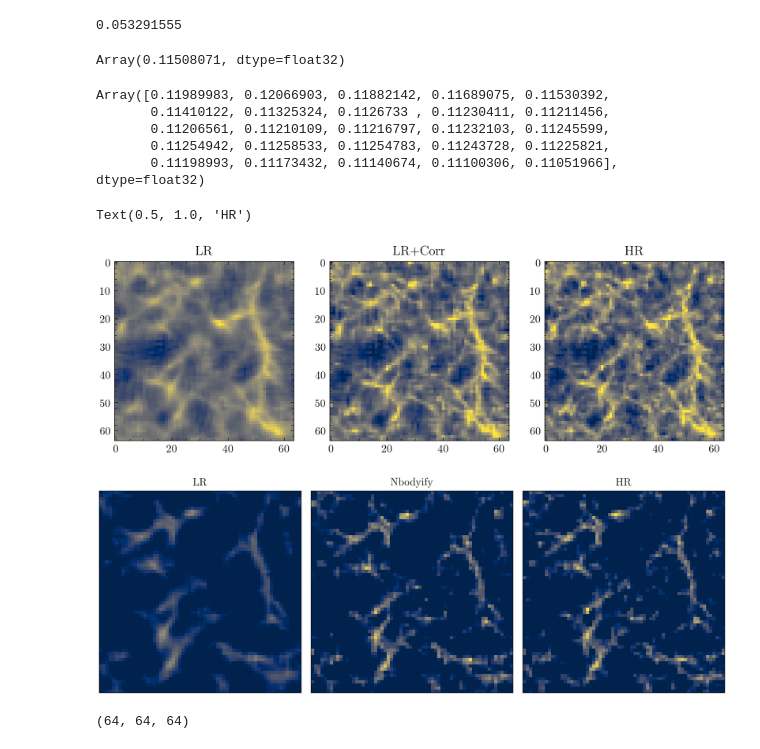
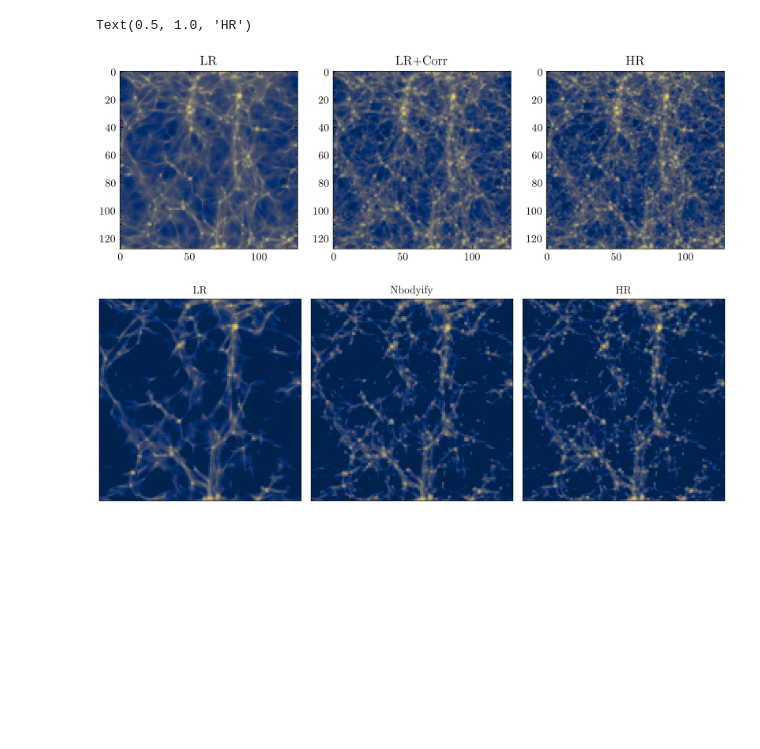
Before and after one commit to florpi/JaxPM, a Jupyter notebook: pm2nbody/notebooks/EDA_model.ipynb, the cells around one changed output. Saved outputs shown, nothing was run; the diff lists cells and outputs as text; code cells hidden in the pictures; blank space fills up the shorter version.

Commit message:
configs updated

```diff
--- a/pm2nbody/notebooks/EDA_model.ipynb
+++ b/pm2nbody/notebooks/EDA_model.ipynb
@@ -32,7 +31,21 @@ run_name = 'elated-wood-175' #'olive-star-167'
+# %%
+run_name = 'sleek-haze-211' #'lively-firebrand-188' #'olive-star-167'
+if run_name == 'trim-moon-187':
+    step = 60
+if run_name == 'rare-wood-189':
+    step = 260
+else:
+    step = None
+model_dir = Path(f'/n/holystore01/LABS/itc_lab/Users/ccuestalazaro/pm2nbody/models/{run_name}')
+# %%
+with open(model_dir / 'config.yaml') as f:
+    data_config = yaml.load(f, Loader=yaml.FullLoader)['data']
+mesh_lr = data_config['mesh_lr']
+mesh_hr = data_config['mesh_hr']
+box_size = data_config['box_size']
+n_snapshots = data_config['n_snapshots']
 # %%
-mesh_lr = 32
-mesh_hr= 64
-data_dir = Path(f"/n/holystore01/LABS/itc_lab/Users/ccuestalazaro/pm2nbody/data/matched_{mesh_lr}_{mesh_hr}/")
+data_dir = Path(f"/n/holystore01/LABS/itc_lab/Users/ccuestalazaro/pm2nbody/data/matched_{mesh_lr}_{mesh_hr}_L{box_size:.1f}_S{n_snapshots}/")
 omega_c = 0.25
 sigma8 = 0.8
 cosmology = jc.Planck15(Omega_c=omega_c, sigma8=sigma8)
@@ -45,9 +58,10 @@ if snapshots is not None:
 _, val_data = load_datasets(
         1,
         1,
-        mesh_hr=64,
-        mesh_lr=32,
+        mesh_hr=mesh_hr,
+        mesh_lr=mesh_lr,
         data_dir=data_dir,
         snapshots=snapshots,
+        box_size=box_size,
     )
 data = val_data[0]
@@ -54,10 +71,10 @@ data = val_data[0]
 # %%
 
-model_dir = Path(f'/n/holystore01/LABS/itc_lab/Users/ccuestalazaro/pm2nbody/models/{run_name}')
 
 with open(model_dir / 'config.yaml') as f:
     config = yaml.load(f, Loader=yaml.FullLoader)['correction_model']
 
 neural_net, params = read_model(
     model_dir,
+    step=step,
 )
@@ -161,8 +124,0 @@ Array([0.07681747, 0.0876988 , 0.09489069, 0.10054282, 0.10533199,
-# %%
-np.mean(mse_scale)
-# %% [output]
-0.053291555
-# %%
-np.mean(np.array(mse_scale)/scale_factors**1.5)
-# %% [output]
-Array(0.11508071, dtype=float32)
@@ -173,45 +125,34 @@ growth = bkgrd.growth_factor(cosmology, scale_factors)
-# %%
-np.array(mse_scale) / growth**1.9
-# %% [output]
-Array([0.11989983, 0.12066903, 0.11882142, 0.11689075, 0.11530392,
-       0.11410122, 0.11325324, 0.1126733 , 0.11230411, 0.11211456,
-       0.11206561, 0.11210109, 0.11216797, 0.11232103, 0.11245599,
-       0.11254942, 0.11258533, 0.11254783, 0.11243728, 0.11225821,
-       0.11198993, 0.11173432, 0.11140674, 0.11100306, 0.11051966],      dtype=float32)
 # %%
 pos_pred /= mesh_lr
 # %%
 
-mesh_plot = 64
+mesh_plot = mesh_hr
 norm = LogNorm()#(vmin=0, vmax=150)
 cmap = 'cividis'
 
 delta_hr = get_delta(data['hr'].positions[-1]*mesh_plot, (mesh_plot, mesh_plot, mesh_plot))
 delta_lr = get_delta(data['lr'].positions[-1]*mesh_plot, (mesh_plot, mesh_plot, mesh_plot))
 delta_pred = get_delta(pos_pred[-1]*mesh_plot, (mesh_plot, mesh_plot, mesh_plot))
 
 
 fig, ax = plt.subplots(ncols=3, figsize=(10, 5))
 ax[0].imshow((delta_lr[:,:,:]).sum(axis=0),norm=norm, cmap=cmap)
 ax[1].imshow((delta_pred[:,:,:]).sum(axis=0),norm=norm ,cmap=cmap)
 ax[2].imshow((delta_hr[:,:,:]).sum(axis=0),norm=norm ,cmap=cmap)
 
 ax[0].set_title("LR")
 ax[1].set_title("LR+Corr")
 ax[2].set_title("HR")
 # %% [output]
 Text(0.5, 1.0, 'HR')
-[figure, old version]
+[figure, new version]
 # %%
-
-mesh_plot = 64
-
 
 
 fig, ax = plt.subplots(ncols=3, figsize=(10, 5))
-ax[0].imshow((delta_lr[:30,:,:]).sum(axis=0),norm=norm, cmap=cmap)
-ax[1].imshow((delta_pred[:30,:,:]).sum(axis=0),norm=norm ,cmap=cmap)
-ax[2].imshow((delta_hr[:30,:,:]).sum(axis=0),norm=norm ,cmap=cmap)
+ax[0].imshow((delta_lr[:60,:,:]).sum(axis=0),norm=norm, cmap=cmap)
+ax[1].imshow((delta_pred[:60,:,:]).sum(axis=0),norm=norm ,cmap=cmap)
+ax[2].imshow((delta_hr[:60,:,:]).sum(axis=0),norm=norm ,cmap=cmap)
 
 for a in ax:
     a.set_xticks([])  # Remove x-ticks and labels
@@ -223,9 +164,5 @@ plt.tight_layout()
 plt.savefig('figures/png/densities.png',dpi=600, bbox_inches="tight")
 plt.savefig('figures/pdf/densities.pdf', bbox_inches="tight")
 # %% [output]
-[figure, old version]
+[figure, new version]
-# %%
-delta_hr.shape
-# %% [output]
-(64, 64, 64)
 # %%
```
Also changed, not shown: parts of 23 cells of this notebook, 6 other files.
